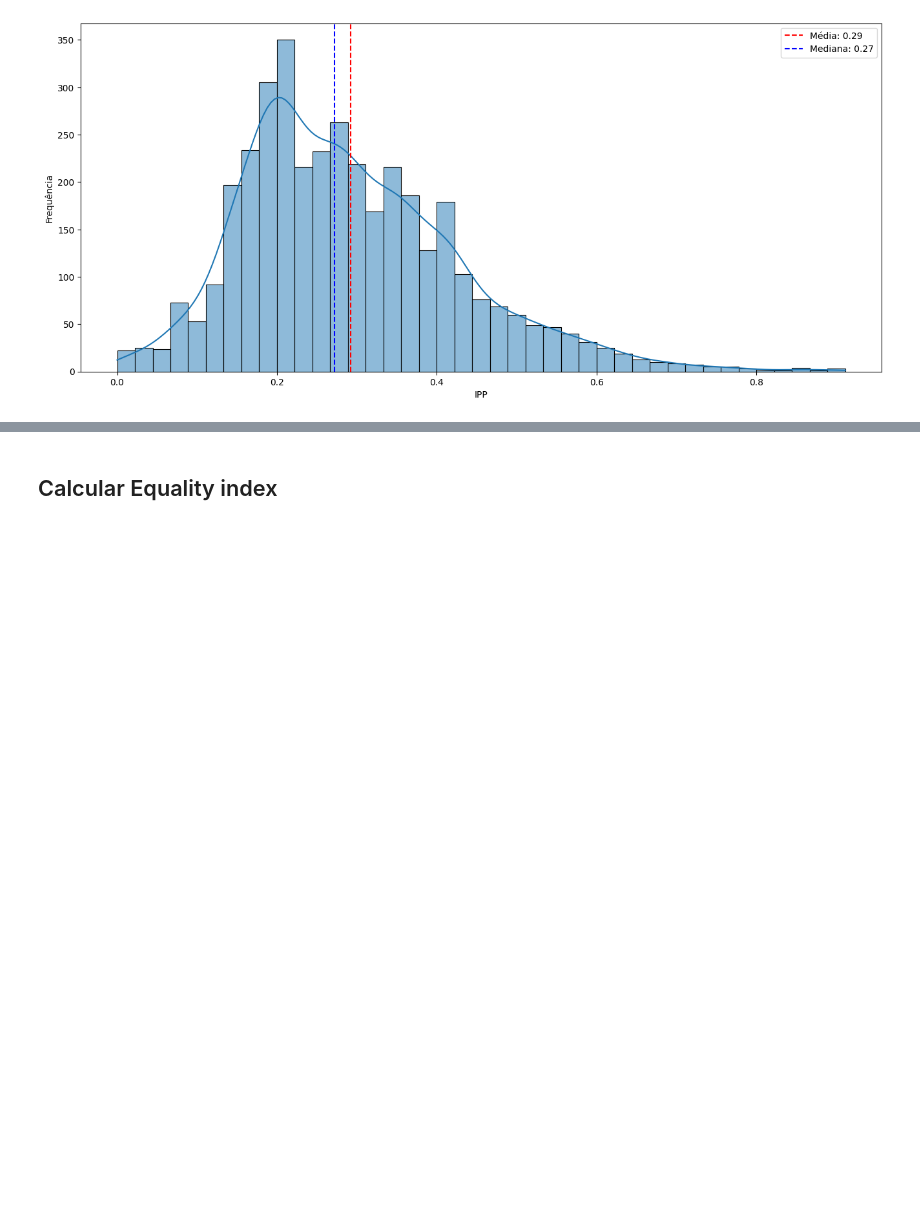
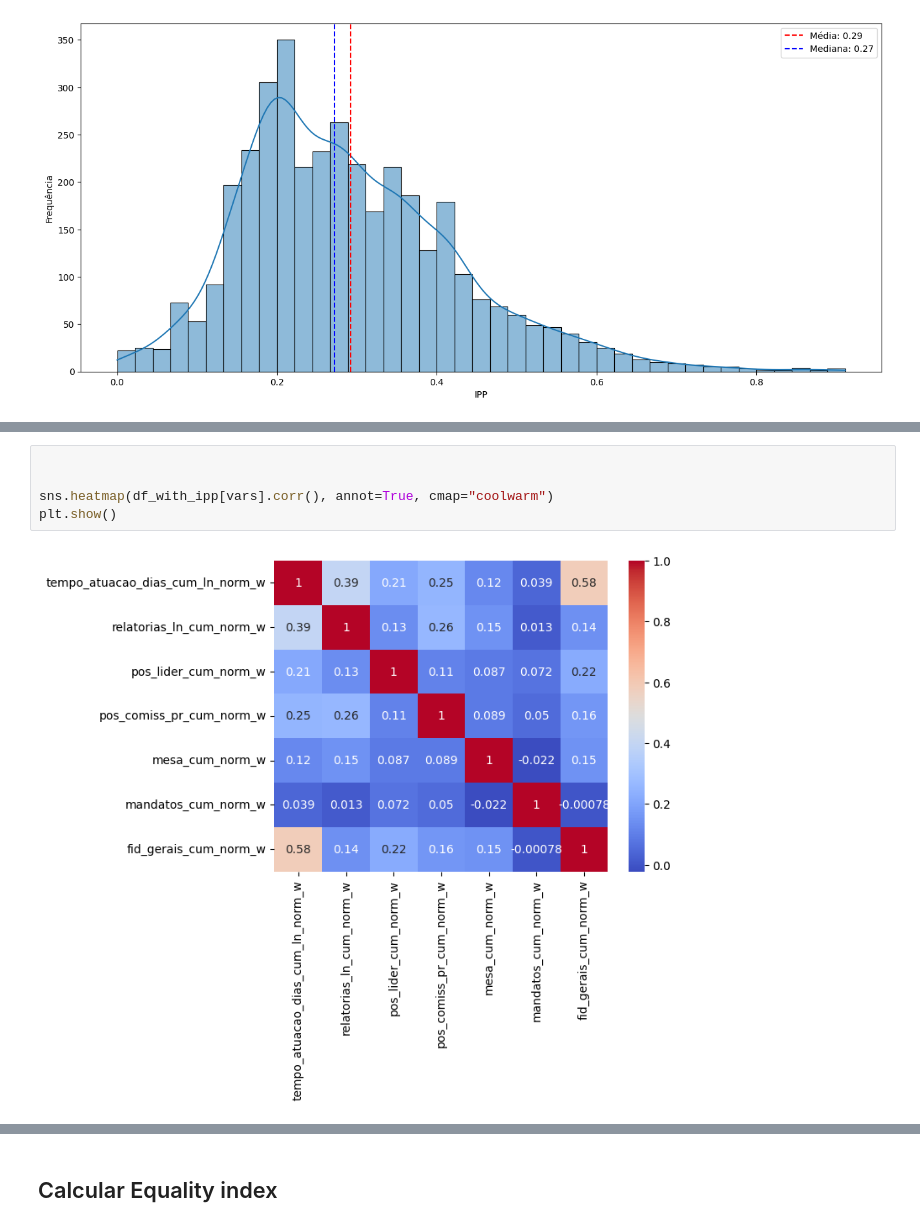
Before and after one commit to AcacioTelechi/redem-index, a Jupyter notebook: indices_calculation.ipynb, the cells around one changed output, grey strips where cells are left out. Drawn from its saved outputs; the diff is of its cells as text; blank space fills up the shorter version.

```diff
--- a/indices_calculation.ipynb
+++ b/indices_calculation.ipynb
@@ -166,0 +177,7 @@ plt.savefig("docs/figures/ipp_histplot.png", dpi=300)
+# %%
+
+
+sns.heatmap(df_with_ipp[vars].corr(), annot=True, cmap="coolwarm")
+plt.show()
+# %% [output]
+[figure, added]
```
Also changed, not shown: parts of 3 cells of this notebook.
